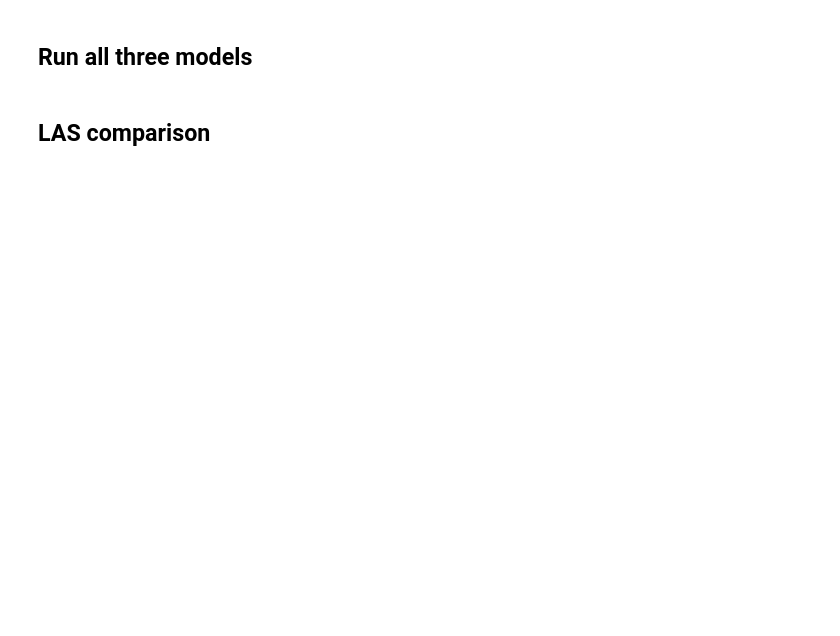
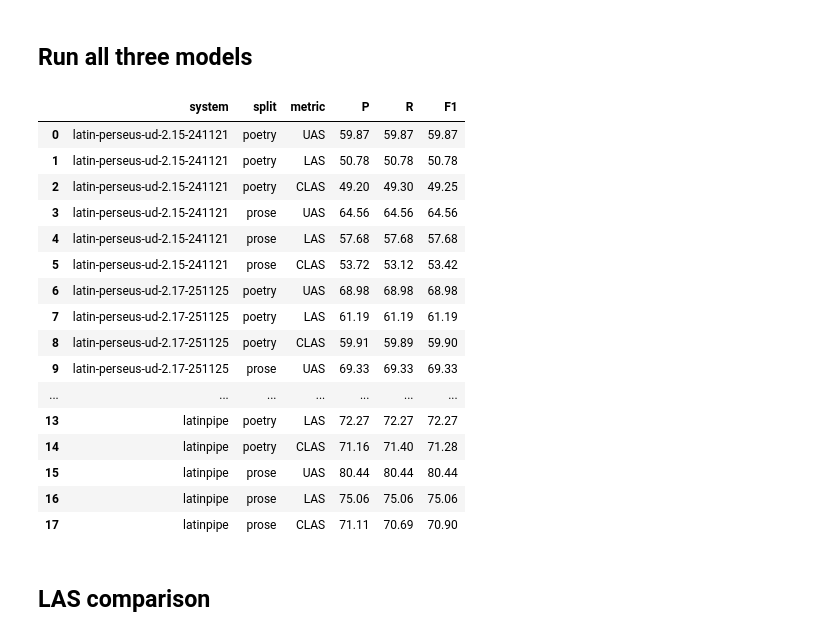
Before and after one commit to Nicolas-Py/NLP-LLM-SS2026, a Jupyter notebook: notebooks/02_compare_models.ipynb, the cells around one changed output. Saved outputs shown, nothing was run; the diff lists cells and outputs as text; code cells hidden in the pictures; blank space fills up the shorter version.

```diff
--- a/notebooks/02_compare_models.ipynb
+++ b/notebooks/02_compare_models.ipynb
@@ -28,3 +57,30 @@ df
+# %%
+
+bench = Bench()
+df = bench.compare([
+    UdpipeModel('latin-perseus-ud-2.15-241121'),
+    UdpipeModel('latin-perseus-ud-2.17-251125'),
+    MODELS['latinpipe'],
+])
+df
+# %% [output]
+|  | system | split | metric | P | R | F1 |
+| 0 | latin-perseus-ud-2.15-241121 | poetry | UAS | 59.87 | 59.87 | 59.87 |
+| 1 | latin-perseus-ud-2.15-241121 | poetry | LAS | 50.78 | 50.78 | 50.78 |
+| 2 | latin-perseus-ud-2.15-241121 | poetry | CLAS | 49.20 | 49.30 | 49.25 |
+| 3 | latin-perseus-ud-2.15-241121 | prose | UAS | 64.56 | 64.56 | 64.56 |
+| 4 | latin-perseus-ud-2.15-241121 | prose | LAS | 57.68 | 57.68 | 57.68 |
+| 5 | latin-perseus-ud-2.15-241121 | prose | CLAS | 53.72 | 53.12 | 53.42 |
+| 6 | latin-perseus-ud-2.17-251125 | poetry | UAS | 68.98 | 68.98 | 68.98 |
+| 7 | latin-perseus-ud-2.17-251125 | poetry | LAS | 61.19 | 61.19 | 61.19 |
+| 8 | latin-perseus-ud-2.17-251125 | poetry | CLAS | 59.91 | 59.89 | 59.90 |
+| 9 | latin-perseus-ud-2.17-251125 | prose | UAS | 69.33 | 69.33 | 69.33 |
+| ... | ... | ... | ... | ... | ... | ... |
+| 13 | latinpipe | poetry | LAS | 72.27 | 72.27 | 72.27 |
+| 14 | latinpipe | poetry | CLAS | 71.16 | 71.40 | 71.28 |
+| 15 | latinpipe | prose | UAS | 80.44 | 80.44 | 80.44 |
+| 16 | latinpipe | prose | LAS | 75.06 | 75.06 | 75.06 |
+| 17 | latinpipe | prose | CLAS | 71.11 | 70.69 | 70.90 |
 # %% [markdown]
 ## LAS comparison
 # %%
```
Also changed, not shown: parts of 8 cells of this notebook, 5 other files.
